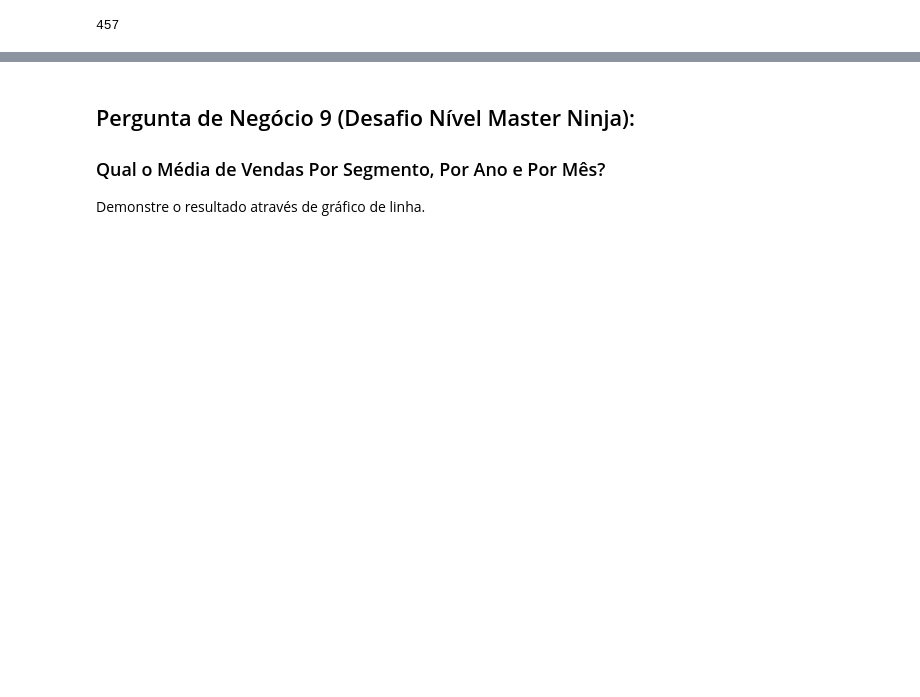
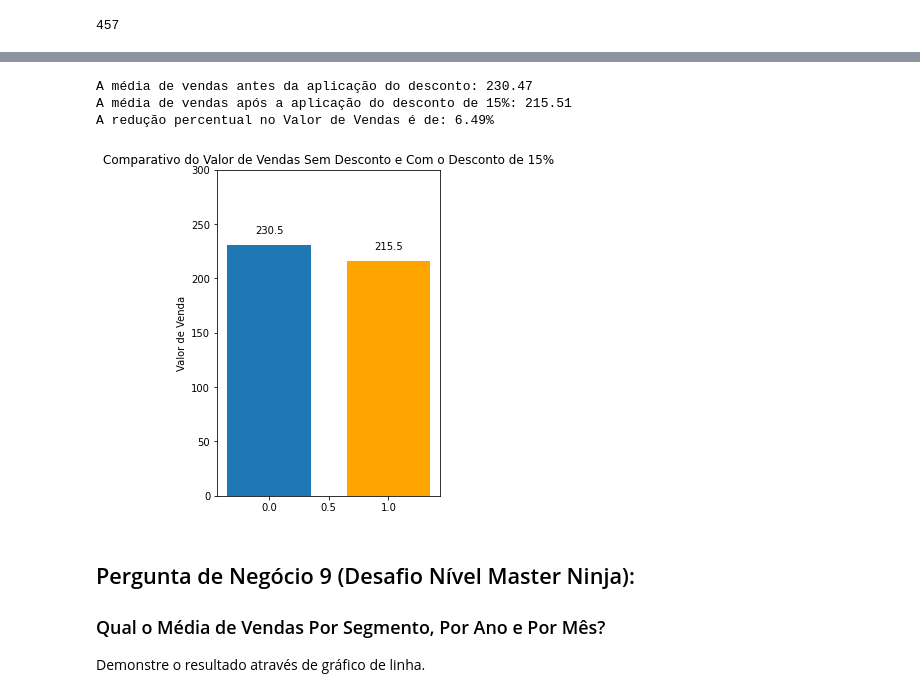
Before and after one commit to nettorobson/jupyter_varejo, a Jupyter notebook: projeto-varejo.ipynb, the cells around one changed output, grey strips where cells are left out. Saved outputs shown, nothing was run; the diff lists cells and outputs as text; code cells hidden in the pictures; blank space fills up the shorter version.

```diff
--- a/projeto-varejo.ipynb
+++ b/projeto-varejo.ipynb
@@ -873,2 +873,7 @@ df_dsa[df_dsa['Valor_Venda'] > 1000].shape[0]
 
 ### Considere Que a Empresa Decida Conceder o Desconto de 15% do Item Anterior. Qual Seria a Média do Valor de Venda Antes e Depois do Desconto?
+# %%
+# Criando um campo com a aplicação somente do desconto de 15%, e outro somente do desconto de 10%:
+df_dsa["Valor_Corrigido_15"] = df_dsa['Valor_Venda'].apply(lambda x: 0.85 * x if x > 1000 else x) #15%
+df_dsa["Valor_Corrigido_10"] = df_dsa['Valor_Venda'].apply(lambda x: 0.90 * x if x < 1000 else x) #10%
+df_dsa.head(10)
@@ -875,3 +905,46 @@ df_dsa[df_dsa['Valor_Venda'] > 1000].shape[0]
+# %%
+# Retornando as médias de forma mais amigável
+media_geral = df_dsa["Valor_Venda"].mean().round(2)
+media_15 = df_dsa["Valor_Corrigido_15"].mean().round(2)
+decremento = (100-(media_15*100/media_geral)).round(2)
+
+print(f"A média de vendas antes da aplicação do desconto: {media_geral}")
+print(f"A média de vendas após a aplicação do desconto de 15%: {media_15}")
+print(f"A redução percentual no Valor de Vendas é de: {decremento}%")
+# %% [output]
+A média de vendas antes da aplicação do desconto: 230.47
+A média de vendas após a aplicação do desconto de 15%: 215.51
+A redução percentual no Valor de Vendas é de: 6.49%
+# %%
+# Pode-se ainda retornar de forma gráfica, indicando esse decremento do Valor de Venda:
+fig, ax = plt.subplots(figsize=(4,6))
+
+sim = ["Sem Desconto", "Com Desconto"]
+sells_sim = [media_geral, media_15]
+width = 0.7
+bar_colors_sim = ['tab:blue', 'orange']
+
+#bars = ax.bar(sim, sells_sim, width = 0.7, color=bar_colors_sim)
+bars = ax.bar(np.arange(len(sim)), sells_sim, width, color=bar_colors_sim)
+
+
+# Adicionando rótulo das barras
+for bar in bars:
+    height = bar.get_height()
+    ax.annotate(f'{height:.1f}', xy=(bar.get_x() + bar.get_width() / 2, height),
+                xytext=(0, 10),  # offset do texto sobre a barra
+                textcoords="offset points", ha='center', va='bottom')
+
+
+ax.set_ylabel('Valor de Venda')
+ax.set_title('Comparativo do Valor de Vendas Sem Desconto e Com o Desconto de 15%')
+ax.set_xticks(np.arange(len(sim)))
+ax.set_xticklabels(sim)
+ax.set_ylim(0, 300)
+
+plt.show()
+# %% [output]
+[figure, added]
 # %% [markdown]
 ## Pergunta de Negócio 9 (Desafio Nível Master Ninja):
 
```
Also changed, not shown: parts of 13 cells of this notebook.
